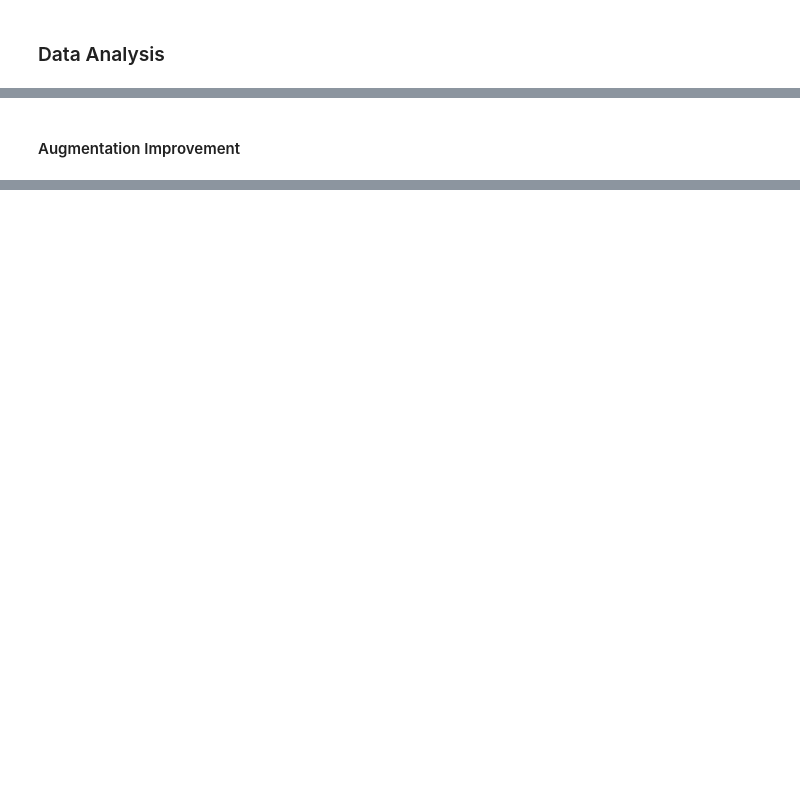
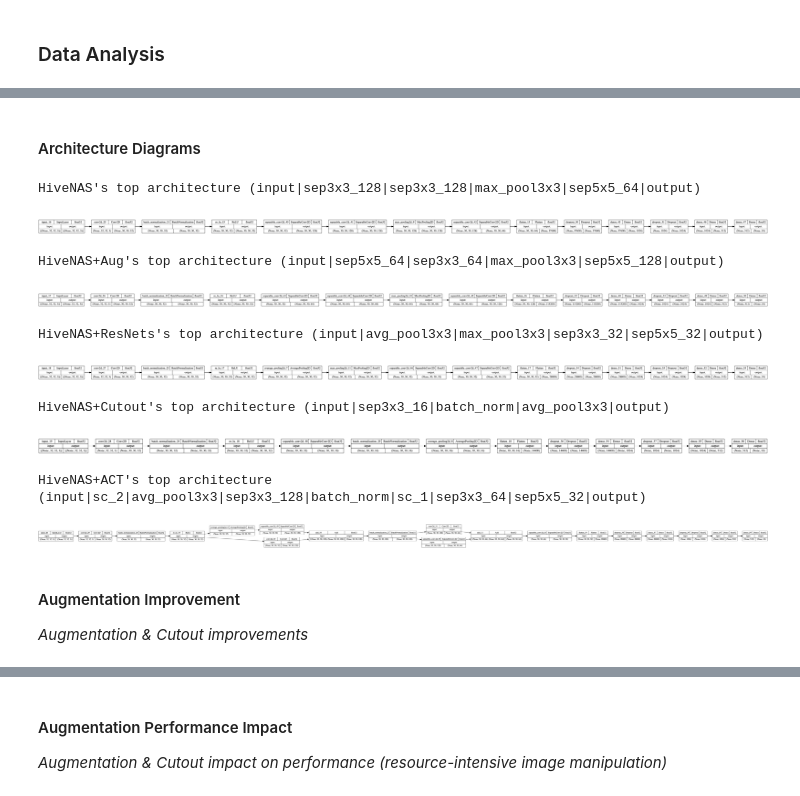
Before and after one commit to ThunderStruct/HiveNAS, a Jupyter notebook: data_analysis.ipynb, the cells around one changed output, grey strips where cells are left out. Drawn from its saved outputs; the diff is of its cells as text; code cells hidden in the pictures; blank space fills up the shorter version.

Commit message:
Data analysis amendments

```diff
--- a/data_analysis.ipynb
+++ b/data_analysis.ipynb
@@ -185,6 +267,9 @@ def get_pickle_df(config, main_df):
     ''' Loads and structures training hisotry pickle files '''
 
     paths = get_all_paths(config, 'training_history')
+
+    if len(paths) == 0:
+        return pd.DataFrame()
 
     # Load pickles into DFs
     ret_df = pd.DataFrame()
@@ -199,17 +284,22 @@ def get_pickle_df(config, main_df):
 
         temp_df['filename'] = filename
         temp_df['epoch'] = temp_df['epoch'].apply(lambda e: e+1)
+        if not len(main_df.loc[main_df['weights_filename'] == filename + '.h5']):
+            # orphan weights file
+            continue
         temp_df['arch'] = main_df.loc[main_df['weights_filename'] == filename + '.h5']['candidate'].values[0]
 
         ret_df = pd.concat([ret_df, temp_df])
 
     return ret_df.reset_index(drop=True)
 
-# print(main_df_a.loc[main_df_a['weights_filename'] == 'b0f90cbfb47656ed8b26f980b761c416b3e88b41.h5']['candidate'])
-hist_df_a = get_pickle_df(CONFIG_VERSION_1, main_df_a)
-hist_df_b = get_pickle_df(CONFIG_VERSION_2, main_df_b)
 
-print(hist_df_a, '\n\n', hist_df_b)
+for k, df in main_dfs.items():
+    main_dfs[k]['hist'] = get_pickle_df(main_dfs[k]['config'], main_dfs[k]['data'])
+
+# Test data extraction
+print(main_dfs['baseline']['hist'], '\n\n')
+print(main_dfs['act']['hist'])
 # %% [output]
      epoch      loss  sparse_categorical_accuracy  val_loss  \
 0        1  1.475623                     0.460225  1.460599
@@ -233,3 +393,37 @@ print(hist_df_a, '\n\n', hist_df_b)
+# %% [markdown]
+#### Architecture Diagrams
+# %%
+''' Visualize best performing architectures '''
+
+# Indices included in this analysis
+dfs_idx = [0,1,2,3,4]
+
+for (idx, (k, df)) in enumerate(main_dfs.items()):
+    if idx not in dfs_idx:
+        continue
+
+    top_model = main_dfs[k]['data']['fitness'].idxmax()
+    arch_str = main_dfs[k]['data'].iloc[[top_model]]['candidate'].values[0]
+    # bare bones model
+    model, in_shape = instantiate_network(arch_str)
+    model.build(in_shape)
+    f_name = ANALYSIS_RESULTS_PATH + f'{main_dfs[k]["name"]}_arch.jpg'
+    plot_model(model, to_file=f_name, show_shapes=True, show_dtype=True, rankdir="LR")
+    print(f'{main_dfs[k]["name"]}\'s top architecture ({arch_str})\n')
+    display(Image(retina=True, filename=f_name))
+    print('\n')
+# %% [output]
+HiveNAS's top architecture (input|sep3x3_128|sep3x3_128|max_pool3x3|sep5x5_64|output)
+[figure, added]
+HiveNAS+Aug's top architecture (input|sep5x5_64|sep3x3_64|max_pool3x3|sep5x5_128|output)
+[figure, added]
+HiveNAS+ResNets's top architecture (input|avg_pool3x3|max_pool3x3|sep3x3_32|sep5x5_32|output)
+[figure, added]
+HiveNAS+Cutout's top architecture (input|sep3x3_16|batch_norm|avg_pool3x3|output)
+[figure, added]
+HiveNAS+ACT's top architecture (input|sc_2|avg_pool3x3|sep3x3_128|batch_norm|sc_1|sep3x3_64|sep5x5_32|output)
+[figure, added]
 # %% [markdown]
 #### Augmentation Improvement
+*Augmentation & Cutout improvements*
 # %%
@@ -300,3 +495,6 @@ fig.write_image(ANALYSIS_RESULTS_PATH + 'augmentation_improvement.eps')
 fig.show()
 # %% [output]
 [interactive output not drawn]
+# %% [markdown]
+#### Augmentation Performance Impact
+*Augmentation & Cutout impact on performance (resource-intensive image manipulation)*
```
Also changed, not shown: parts of 22 cells of this notebook, 7 other files.
